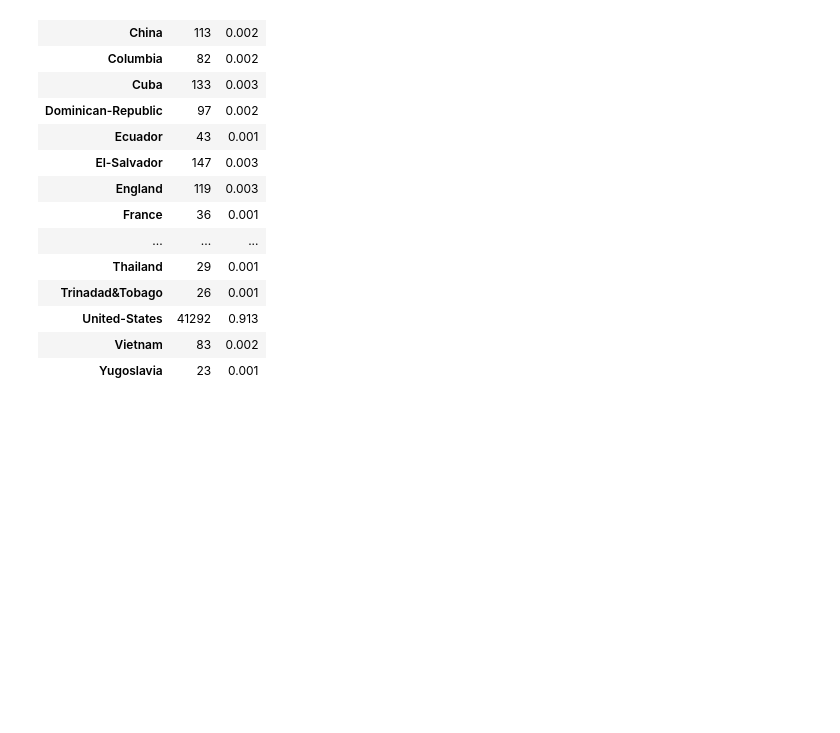
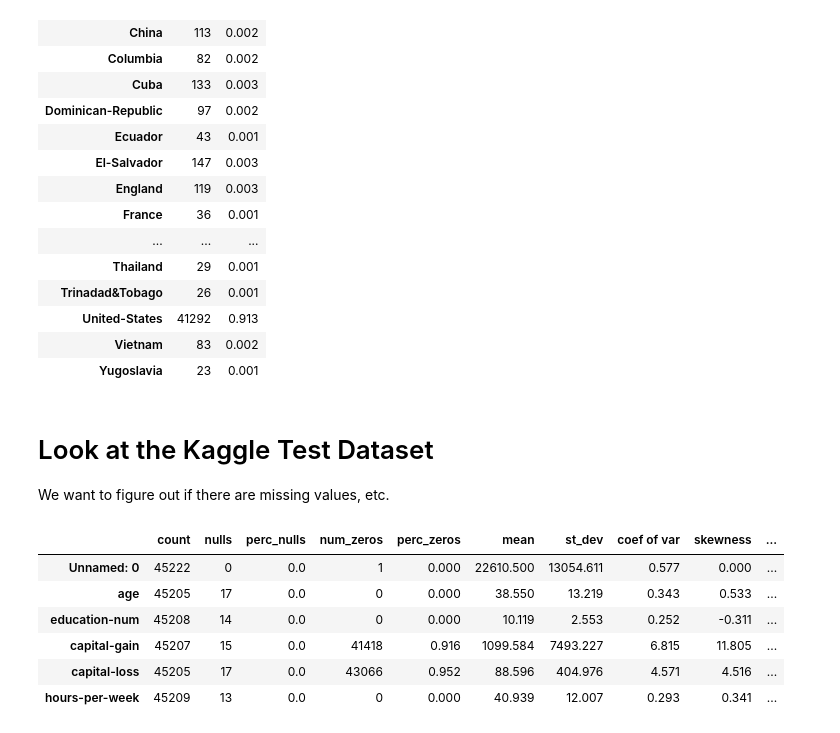
Before and after one commit to shane-kercheval/udacity, a Jupyter notebook: data_scientist_nanodegree/projects/p1_charityml/custom/1-Exploring.ipynb, the cells around one changed output. Cells and saved outputs as stored; diff of their text form; code cells hidden in the pictures; blank space fills up the shorter version.

```diff
--- a/data_scientist_nanodegree/projects/p1_charityml/custom/1-Exploring.ipynb
+++ b/data_scientist_nanodegree/projects/p1_charityml/custom/1-Exploring.ipynb
@@ -418,3 +418,20 @@ explore.unique_values(categoric_feature='native-country', sort_by_feature=True)
 | United-States | 41292 | 0.913 |
 | Vietnam | 83 | 0.002 |
 | Yugoslavia | 23 | 0.001 |
+# %% [markdown]
+# Look at the Kaggle Test Dataset
+
+We want to figure out if there are missing values, etc.
+# %%
+csv_file = '../test_census.csv'
+explore_test = ExploreClassificationDataset.from_csv(csv_file_path=csv_file, target_variable='native-country')
+# %%
+explore_test.numeric_summary()
+# %% [output]
+|  | count | nulls | perc_nulls | num_zeros | perc_zeros | mean | st_dev | coef of var | skewness | ... |
+| Unnamed: 0 | 45222 | 0 | 0.0 | 1 | 0.000 | 22610.500 | 13054.611 | 0.577 | 0.000 | ... |
+| age | 45205 | 17 | 0.0 | 0 | 0.000 | 38.550 | 13.219 | 0.343 | 0.533 | ... |
+| education-num | 45208 | 14 | 0.0 | 0 | 0.000 | 10.119 | 2.553 | 0.252 | -0.311 | ... |
+| capital-gain | 45207 | 15 | 0.0 | 41418 | 0.916 | 1099.584 | 7493.227 | 6.815 | 11.805 | ... |
+| capital-loss | 45205 | 17 | 0.0 | 43066 | 0.952 | 88.596 | 404.976 | 4.571 | 4.516 | ... |
+| hours-per-week | 45209 | 13 | 0.0 | 0 | 0.000 | 40.939 | 12.007 | 0.293 | 0.341 | ... |
```
Also changed, not shown: parts of 16 cells of this notebook, 10 other files.
